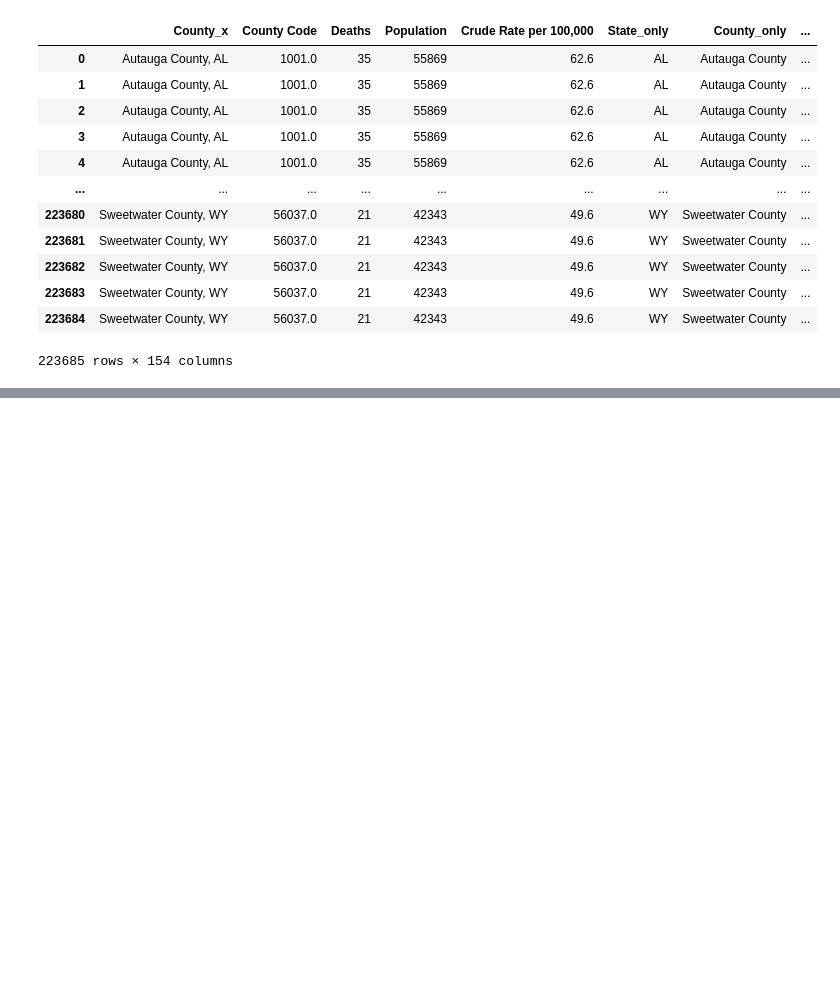
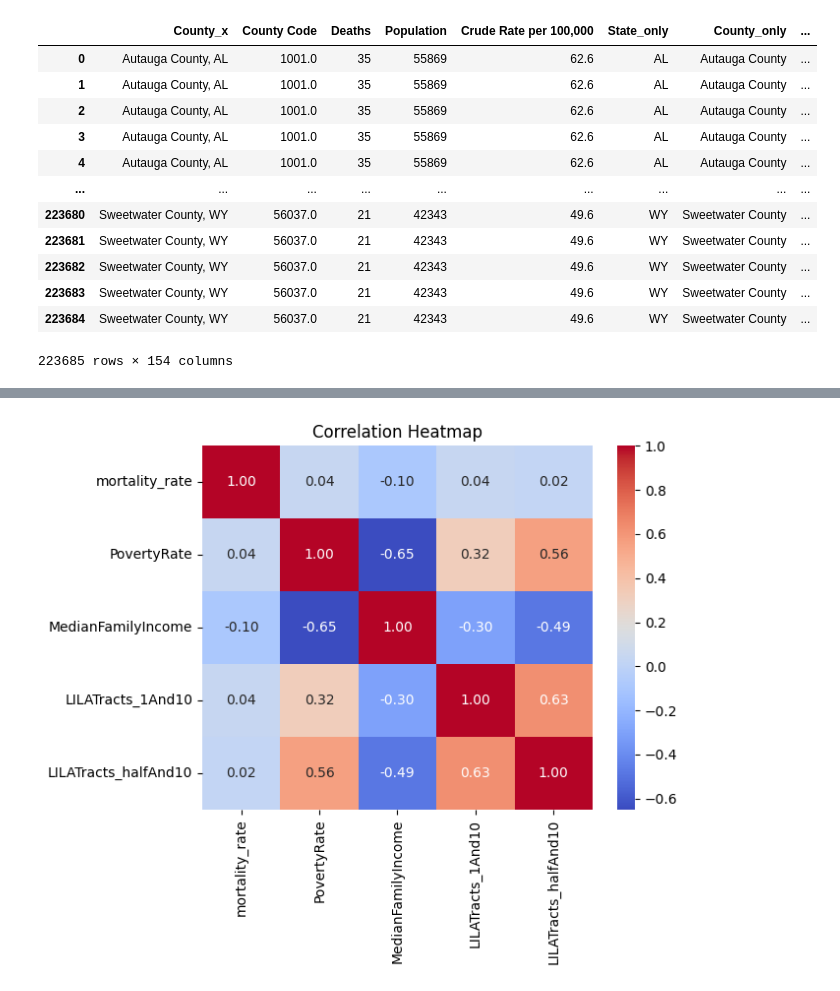
Before and after one commit to marklee4823/math189_project, a Jupyter notebook: Notebook.ipynb, the cells around one changed output, grey strips where cells are left out. Cells and saved outputs as stored; diff of their text form; code cells hidden in the pictures; blank space fills up the shorter version.

```diff
--- a/Notebook.ipynb
+++ b/Notebook.ipynb
@@ -216,0 +244,7 @@ df_merged
+# %%
+relevant_columns = ['mortality_rate', 'PovertyRate', 'MedianFamilyIncome', 'LILATracts_1And10', 'LILATracts_halfAnd10']
+sns.heatmap(df_merged[relevant_columns].corr(), annot=True, cmap='coolwarm',fmt='.2f')
+plt.title("Correlation Heatmap")
+plt.show()
+# %% [output]
+[figure, added]
```
Also changed, not shown: parts of 9 cells of this notebook.
